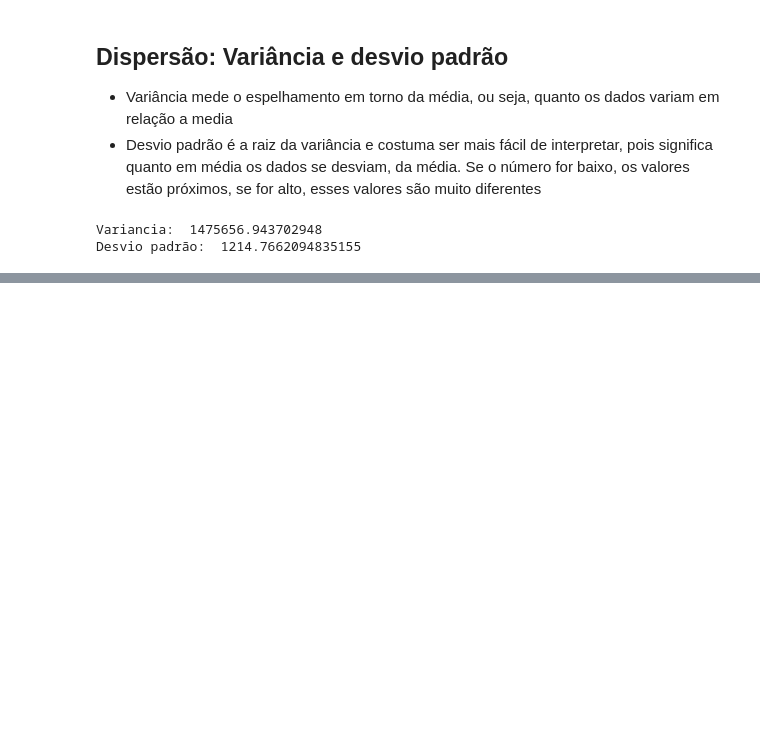
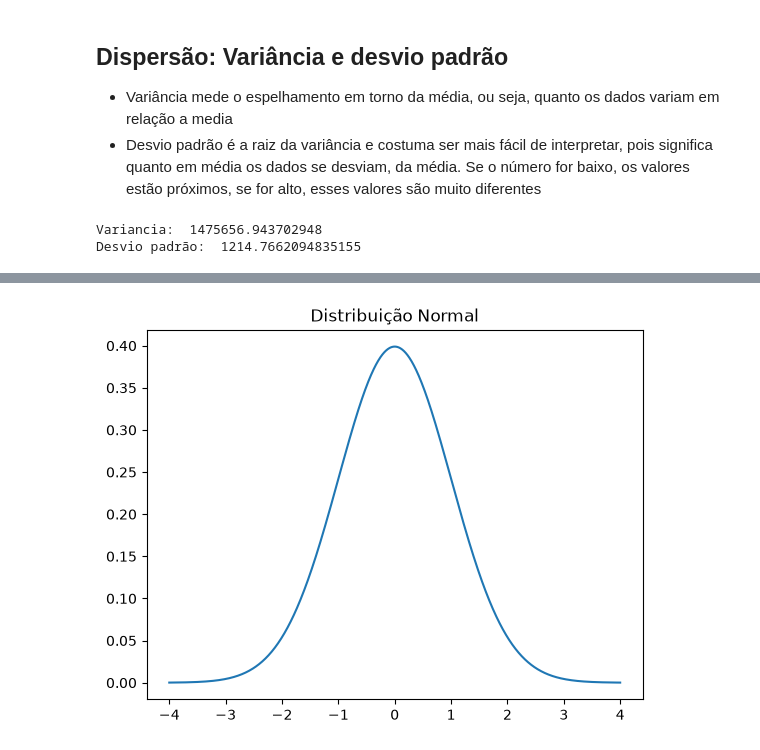
Before and after one commit to ArthurPMachado/statistics-ftr, a Jupyter notebook: fundamentals.ipynb, the cells around one changed output, grey strips where cells are left out. Saved outputs shown, nothing was run; the diff lists cells and outputs as text; code cells hidden in the pictures; blank space fills up the shorter version.

```diff
--- a/fundamentals.ipynb
+++ b/fundamentals.ipynb
@@ -174,0 +191,9 @@ Desvio padrão:  1214.7662094835155
+# %%
+x = np.linspace(-4, 4, 1000)
+y = norm.pdf(x, 0, 1)
+
+plt.plot(x, y)
+plt.title("Distribuição Normal")
+plt.show()
+# %% [output]
+[figure, added]
```
Also changed, not shown: parts of 9 cells of this notebook.
